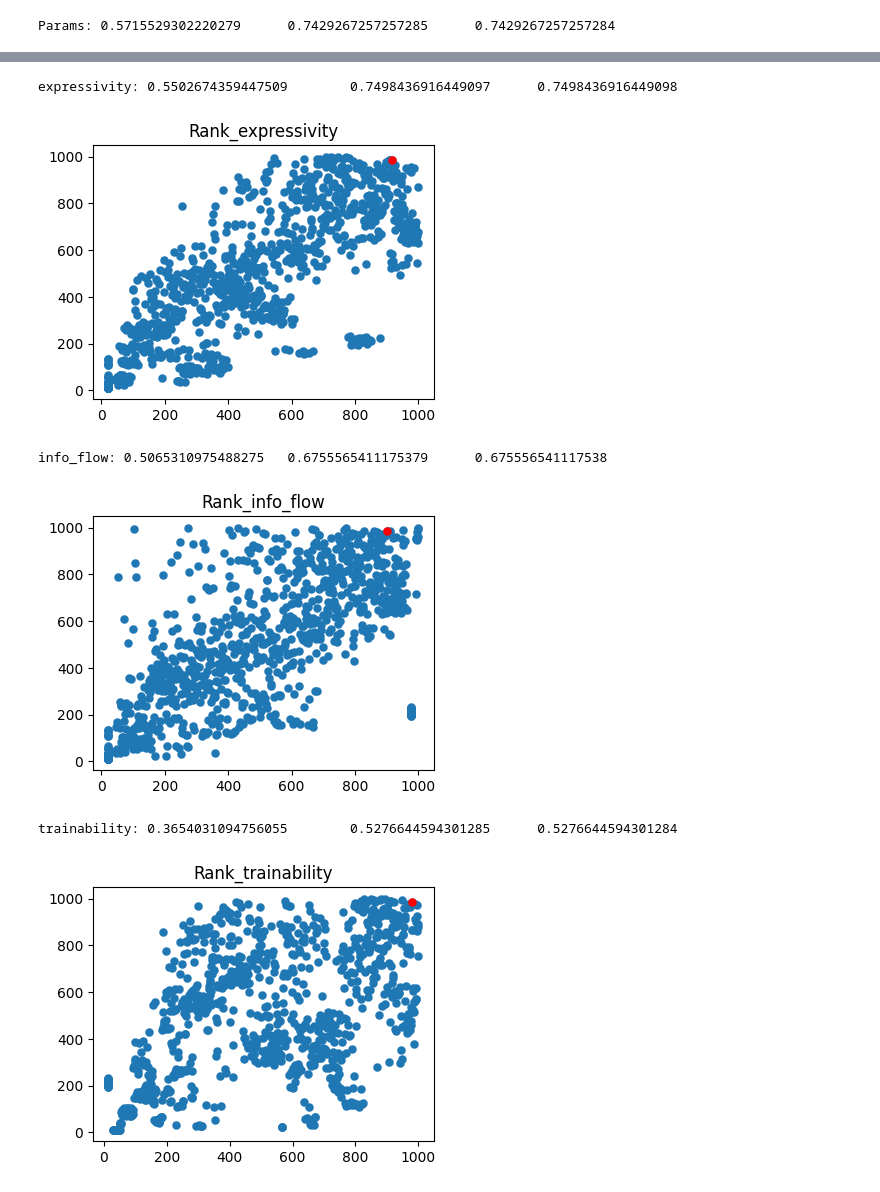
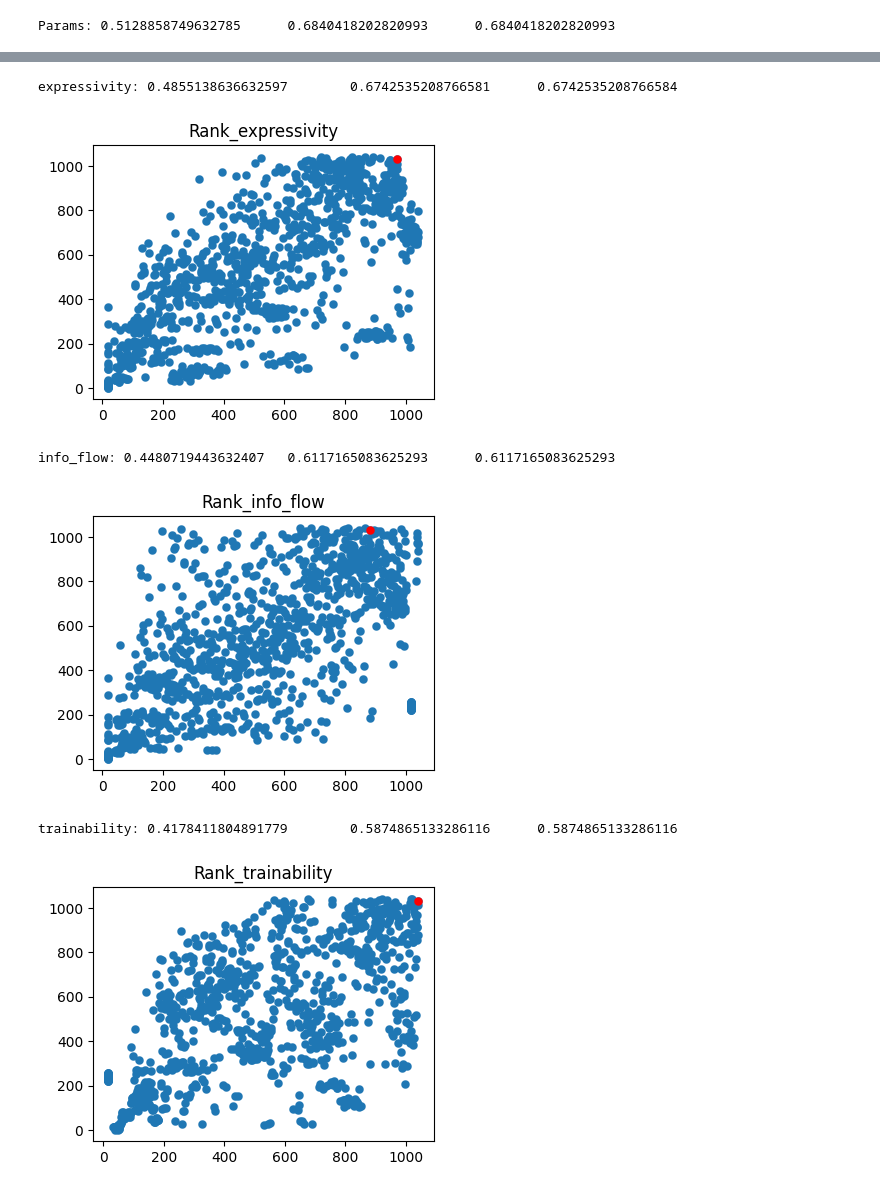
Before and after one commit to cvlab-yonsei/AZ-NAS, a Jupyter notebook: NATSBench/tss.ipynb, the cells around one changed output, grey strips where cells are left out. Saved outputs shown, nothing was run; the diff lists cells and outputs as text; code cells hidden in the pictures.

```diff
--- a/NATSBench/tss.ipynb
+++ b/NATSBench/tss.ipynb
@@ -61,7 +61,7 @@ parser.add_argument("--workers", type=int, default=2, help="number of data loadi
 parser.add_argument("--api_data_path", type=str, default="./api_data/NATS-tss-v1_0-3ffb9-simple/", help="")
 parser.add_argument("--save_dir", type=str, default='./results/tmp', help="Folder to save checkpoints and log.")
 parser.add_argument('--zero_shot_score', type=str, default='ETF', help='could be: ETF; ZiCo (form ZiCo); params, (for \#Params); Zen (for Zen-NAS); TE (for TE-NAS)')
-parser.add_argument("--rand_seed", type=int, default=None, help="manual seed")
+parser.add_argument("--rand_seed", type=int, default=123, help="manual seed")
 args = parser.parse_args(args=[])
 
 if args.rand_seed is None or args.rand_seed < 0:
@@ -178,7 +178,8 @@ def search_find_best(xargs, xloader, network, n_samples = None, archs = None):
             end.record()
             torch.cuda.synchronize()
             all_time.append(start.elapsed_time(end))
-            all_mem.append(torch.cuda.max_memory_reserved())
+#             all_mem.append(torch.cuda.max_memory_reserved())
+            all_mem.append(torch.cuda.max_memory_allocated())
             torch.cuda.empty_cache()
 
             arch_list.append(arch)
@@ -213,7 +214,8 @@ def search_find_best(xargs, xloader, network, n_samples = None, archs = None):
             end.record()
             torch.cuda.synchronize()
             all_time.append(start.elapsed_time(end))
-            all_mem.append(torch.cuda.max_memory_reserved())
+#             all_mem.append(torch.cuda.max_memory_reserved())
+            all_mem.append(torch.cuda.max_memory_allocated())
             torch.cuda.empty_cache()
 
             arch_list.append(arch)
@@ -312,28 +314,29 @@ def get_results_from_api(api, arch, dataset='cifar10'):
 
 api_valid_accs, api_flops, api_params = [], [], []
 for a in archs:
-    valid_acc, flops, params = get_results_from_api(api, a, 'cifar10')
+#     valid_acc, flops, params = get_results_from_api(api, a, 'cifar10')
 #     valid_acc, flops, params = get_results_from_api(api, a, 'cifar100')
-#     valid_acc, flops, params = get_results_from_api(api, a, 'ImageNet16-120')
+    valid_acc, flops, params = get_results_from_api(api, a, 'ImageNet16-120')
     api_valid_accs.append(valid_acc)
     api_flops.append(flops)
     api_params.append(params)
 # %%
 fig_scale = 1.1
 
+rank_agg = None
 l = len(api_flops)
 rank_agg = np.log(stats.rankdata(api_flops) / l)
+# rank_agg += np.log(stats.rankdata(api_params) / l)
 for k in results.keys():
-    rank_agg = rank_agg + np.log( stats.rankdata(results[k]) / l)
+#     if k == 'info_flow' or k == 'trainability':
+#         print("pass")
+#         continue
+    if rank_agg is None:
+        rank_agg = np.log( stats.rankdata(results[k]) / l)
+    else:
+        rank_agg = rank_agg + np.log( stats.rankdata(results[k]) / l)
 
-# rank_agg = None
-# for k in results.keys():
-#     if rank_agg is None:
-#         rank_agg = np.log( stats.rankdata(results[k]) / l)
-#     else:
-#         rank_agg = rank_agg + np.log( stats.rankdata(results[k]) / l)
-
-# rank_agg = np.log( stats.rankdata(results['expressivity']) / l)
+# rank_agg = np.log( stats.rankdata(results['trainability']) / l)
 
 best_idx = np.argmax(rank_agg)
 
@@ -389 +392 @@ FLOPs: 0.5718432572596501       0.7429523384561759      0.7429523384561761
-Params: 0.5715529302220279      0.7429267257257285      0.7429267257257284
+Params: 0.5128858749632785      0.6840418202820993      0.6840418202820993
@@ -391,6 +394,6 @@ Params: 0.5715529302220279      0.7429267257257285      0.7429267257257284
-expressivity: 0.5502674359447509        0.7498436916449097      0.7498436916449098
+expressivity: 0.4855138636632597        0.6742535208766581      0.6742535208766584
-[figure, old version]
+[figure, new version]
-info_flow: 0.5065310975488275   0.6755565411175379      0.675556541117538
+info_flow: 0.4480719443632407   0.6117165083625293      0.6117165083625293
-[figure, old version]
+[figure, new version]
-trainability: 0.3654031094756055        0.5276644594301285      0.5276644594301284
+trainability: 0.4178411804891779        0.5874865133286116      0.5874865133286116
-[figure, old version]
+[figure, new version]
```
Also changed, not shown: parts of 4 cells of this notebook, 4 other files.
